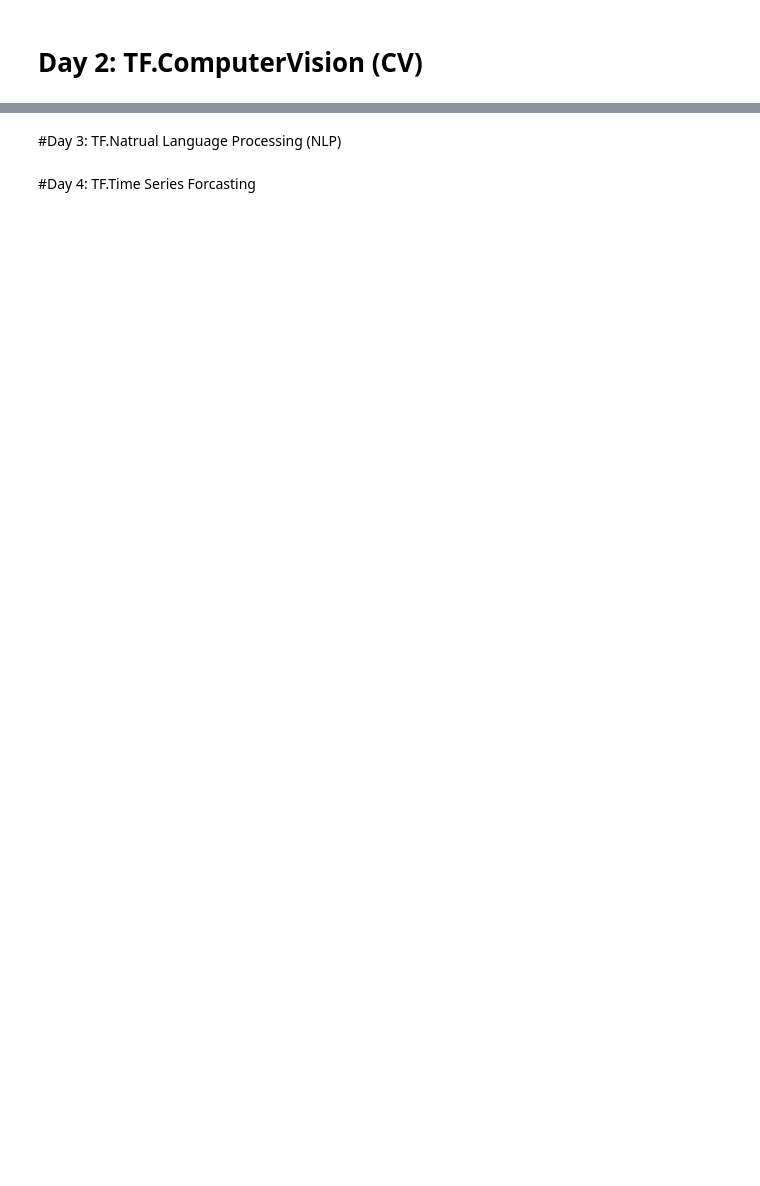
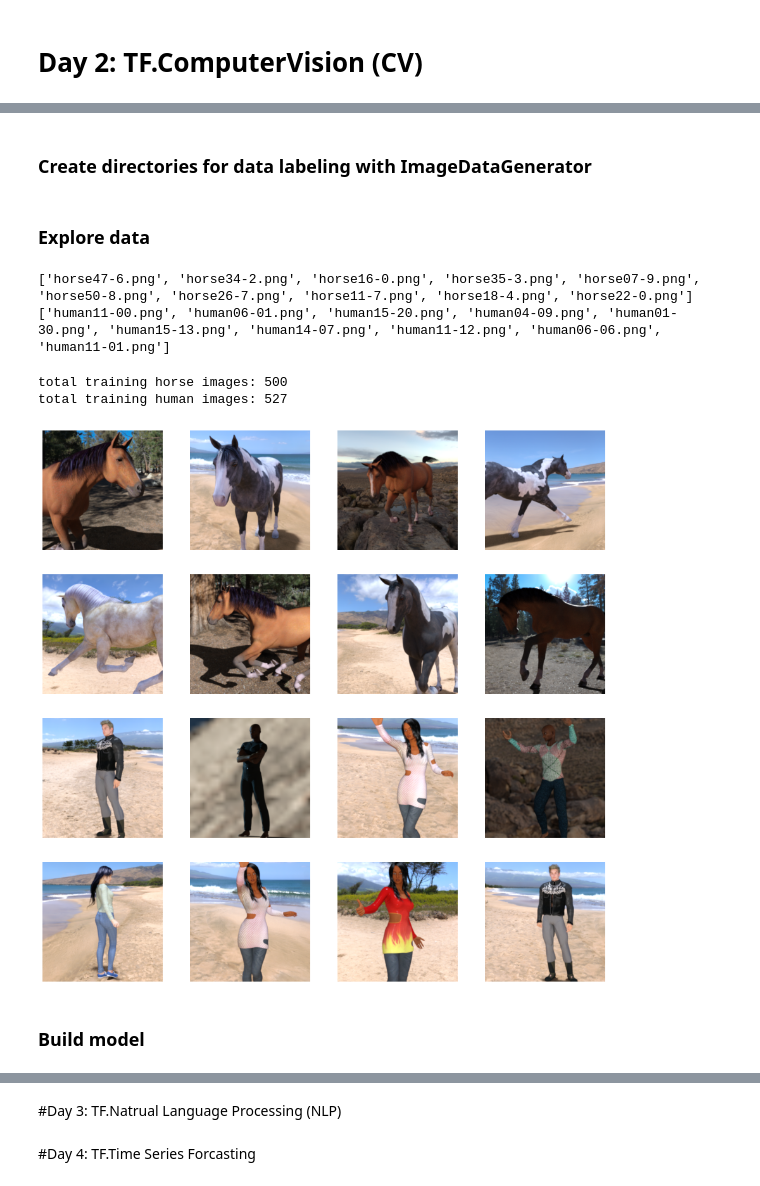
Before and after one commit to reneSalmon/Google_TensorFlow_Certificate, a Jupyter notebook: TensorFlow_Exam_practise.ipynb, the cells around one changed output, grey strips where cells are left out. Drawn from its saved outputs; the diff is of its cells as text; code cells hidden in the pictures; blank space fills up the shorter version.

Commit message:
Added relevant exam questions and started with ComputerVision

```diff
--- a/TensorFlow_Exam_practise.ipynb
+++ b/TensorFlow_Exam_practise.ipynb
@@ -535,0 +613,64 @@ _________________________________________________________________
+# %% [markdown]
+### Create directories for data labeling with ImageDataGenerator
+# %%
+# Directory with our training horse pictures
+train_horse_dir = os.path.join('./horse-or-human/horses')
+
+# Directory with our training human pictures
+train_human_dir = os.path.join('./horse-or-human/humans')
+# %% [markdown]
+### Explore data
+# %%
+# View images in directories
+train_horse_names = os.listdir(train_horse_dir)
+print(train_horse_names[:10])
+
+train_human_names = os.listdir(train_human_dir)
+print(train_human_names[:10])
+# %% [output]
+['horse47-6.png', 'horse34-2.png', 'horse16-0.png', 'horse35-3.png', 'horse07-9.png', 'horse50-8.png', 'horse26-7.png', 'horse11-7.png', 'horse18-4.png', 'horse22-0.png']
+['human11-00.png', 'human06-01.png', 'human15-20.png', 'human04-09.png', 'human01-30.png', 'human15-13.png', 'human14-07.png', 'human11-12.png', 'human06-06.png', 'human11-01.png']
+# %%
+#Count total number of images
+print('total training horse images:', len(os.listdir(train_horse_dir)))
+print('total training human images:', len(os.listdir(train_human_dir)))
+# %% [output]
+total training horse images: 500
+total training human images: 527
+# %%
+#Look at pictures
+%matplotlib inline
+
+import matplotlib.pyplot as plt
+import matplotlib.image as mpimg
+
+# Parameters for our graph; we'll output images in a 4x4 configuration
+nrows = 4
+ncols = 4
+
+# Index for iterating over images
+pic_index = 0
+
+# Set up matplotlib fig, and size it to fit 4x4 pics
+fig = plt.gcf()
+fig.set_size_inches(ncols * 4, nrows * 4)
+
+pic_index += 8
+next_horse_pix = [os.path.join(train_horse_dir, fname)
+                for fname in train_horse_names[pic_index-8:pic_index]]
+next_human_pix = [os.path.join(train_human_dir, fname)
+                for fname in train_human_names[pic_index-8:pic_index]]
+
+for i, img_path in enumerate(next_horse_pix+next_human_pix):
+  # Set up subplot; subplot indices start at 1
+  sp = plt.subplot(nrows, ncols, i + 1)
+  sp.axis('Off') # Don't show axes (or gridlines)
+
+  img = mpimg.imread(img_path)
+  plt.imshow(img)
+
+plt.show()
+# %% [output]
+[figure, added]
+# %% [markdown]
+### Build model
```
Also changed, not shown: parts of 92 cells of this notebook.
